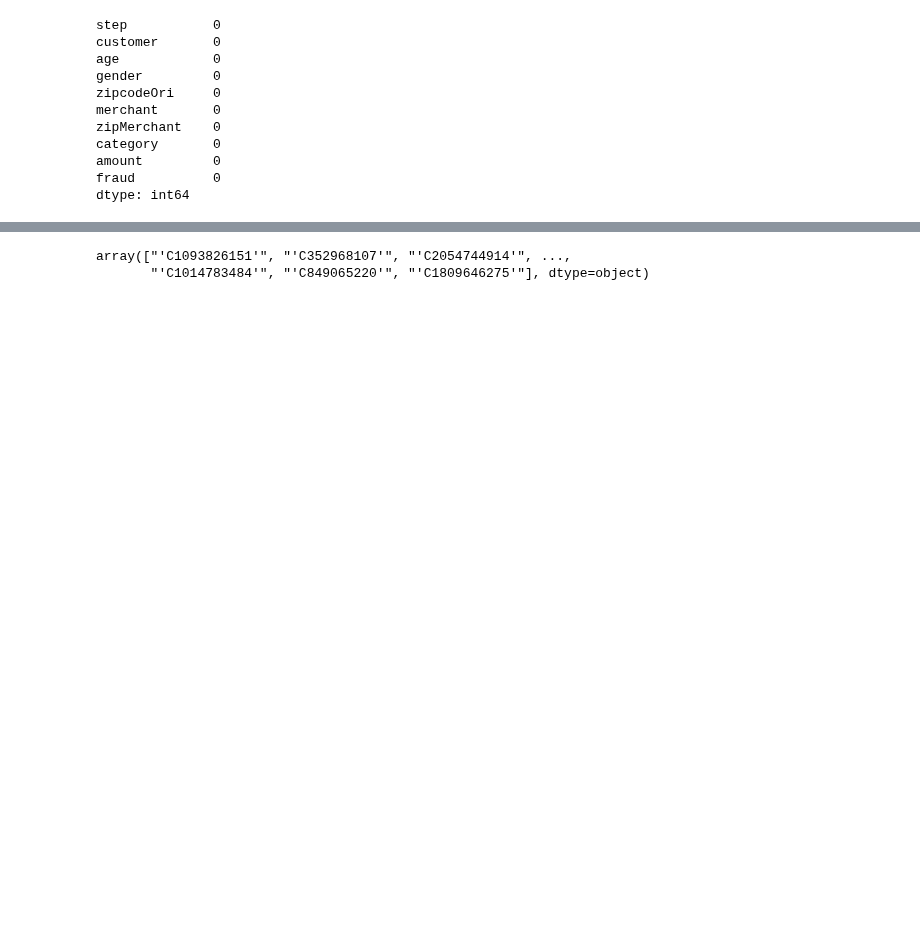
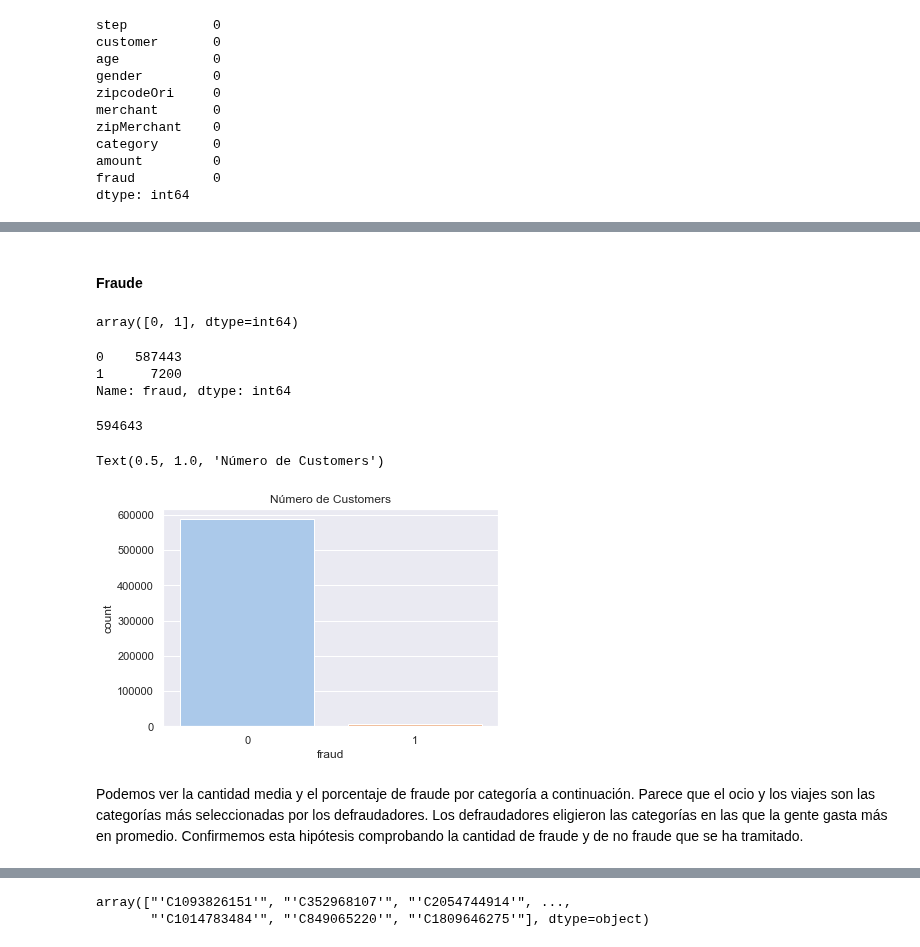
Before and after one commit to alseveso/AcamicaDS, a Jupyter notebook: Proyecto 4/Proyecto 04.ipynb, the cells around one changed output, grey strips where cells are left out. Saved outputs shown, nothing was run; the diff lists cells and outputs as text; code cells hidden in the pictures; blank space fills up the shorter version.

```diff
--- a/Proyecto 4/Proyecto 04.ipynb
+++ b/Proyecto 4/Proyecto 04.ipynb
@@ -52,0 +131,24 @@ banksim[['step','age','amount']].describe().round()
+# %% [markdown]
+#### Fraude
+# %%
+pd.unique(banksim['fraud'])
+# %% [output]
+array([0, 1], dtype=int64)
+# %%
+print(banksim['fraud'].value_counts())
+# %% [output]
+0    587443
+1      7200
+Name: fraud, dtype: int64
+# %%
+print(banksim['fraud'].value_counts().sum())
+# %% [output]
+594643
+# %%
+sns.countplot(data = banksim, x = 'fraud', order = banksim['fraud'].value_counts().index, palette='pastel')
+plt.title('Número de Customers')
+# %% [output]
+Text(0.5, 1.0, 'Número de Customers')
+[figure, added]
+# %% [markdown]
+Podemos ver la cantidad media y el porcentaje de fraude por categoría a continuación. Parece que el ocio y los viajes son las categorías más seleccionadas por los defraudadores. Los defraudadores eligieron las categorías en las que la gente gasta más en promedio. Confirmemos esta hipótesis comprobando la cantidad de fraude y de no fraude que se ha tramitado.
```
Also changed, not shown: parts of 48 cells of this notebook, 1 other file.
